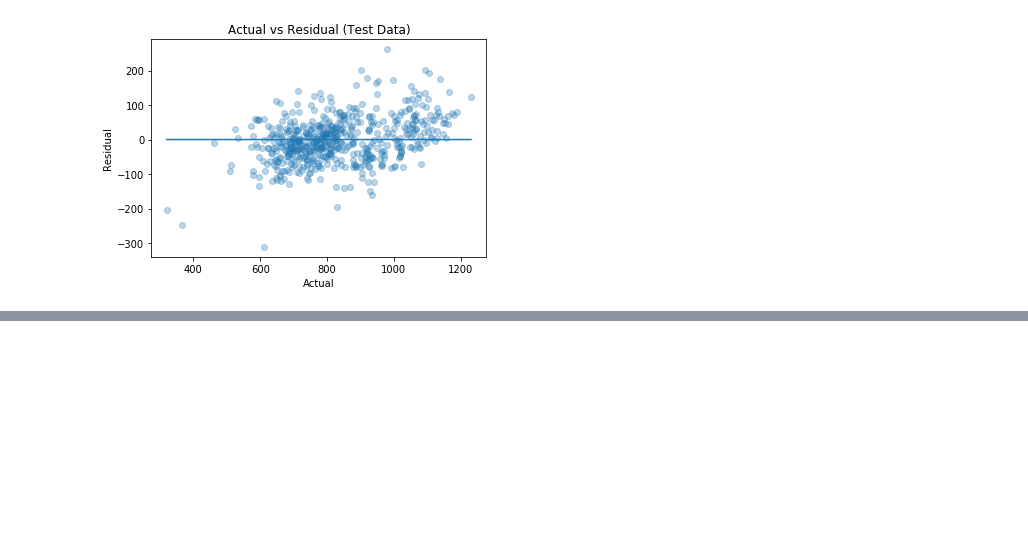
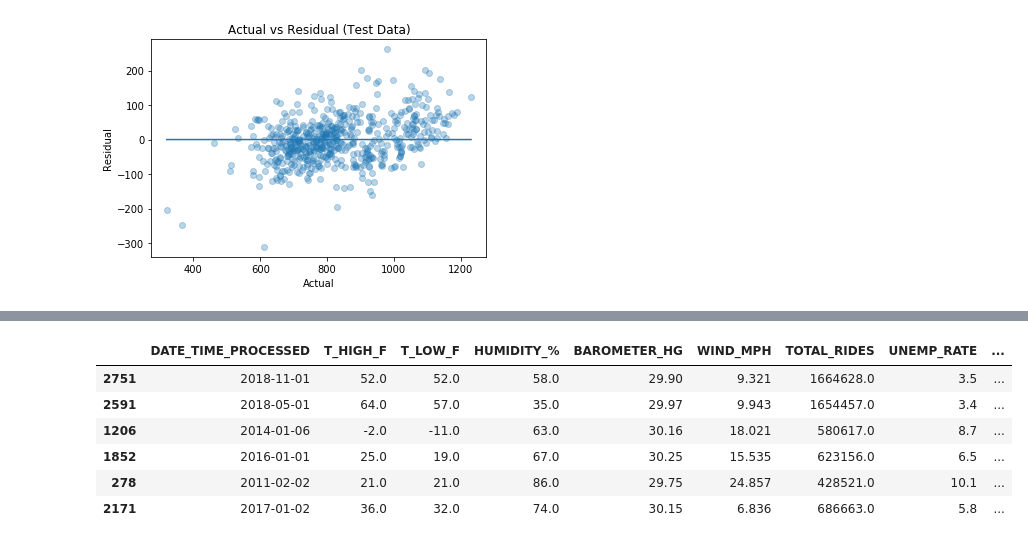
Before and after one commit to silvernine209/chicago_crime_rate_predictor, a Jupyter notebook: project_2_luther_lee_matthew.ipynb, the cells around one changed output, grey strips where cells are left out. Saved outputs shown, nothing was run; the diff lists cells and outputs as text; code cells hidden in the pictures; blank space fills up the shorter version.

```diff
--- a/project_2_luther_lee_matthew.ipynb
+++ b/project_2_luther_lee_matthew.ipynb
@@ -666,0 +702,12 @@ graph_residual(y_test,y_test-clf_elastic_rand_grid.predict(X_test[features_all])
+# %%
+X_test[abs(X_test['RESIDUAL'])>200][['DATE_TIME_PROCESSED', 'T_HIGH_F', 'T_LOW_F', 'HUMIDITY_%',
+       'BAROMETER_HG', 'WIND_MPH', 'TOTAL_RIDES', 'UNEMP_RATE',
+       'T_HIGH_F_MOVING_AVG', 'RESIDUAL', 'CRIME_COUNT']]
+# %% [output]
+|  | DATE_TIME_PROCESSED | T_HIGH_F | T_LOW_F | HUMIDITY_% | BAROMETER_HG | WIND_MPH | TOTAL_RIDES | UNEMP_RATE | ... |
+| 2751 | 2018-11-01 | 52.0 | 52.0 | 58.0 | 29.90 | 9.321 | 1664628.0 | 3.5 | ... |
+| 2591 | 2018-05-01 | 64.0 | 57.0 | 35.0 | 29.97 | 9.943 | 1654457.0 | 3.4 | ... |
+| 1206 | 2014-01-06 | -2.0 | -11.0 | 63.0 | 30.16 | 18.021 | 580617.0 | 8.7 | ... |
+| 1852 | 2016-01-01 | 25.0 | 19.0 | 67.0 | 30.25 | 15.535 | 623156.0 | 6.5 | ... |
+| 278 | 2011-02-02 | 21.0 | 21.0 | 86.0 | 29.75 | 24.857 | 428521.0 | 10.1 | ... |
+| 2171 | 2017-01-02 | 36.0 | 32.0 | 74.0 | 30.15 | 6.836 | 686663.0 | 5.8 | ... |
```
Also changed, not shown: parts of 21 cells of this notebook.
